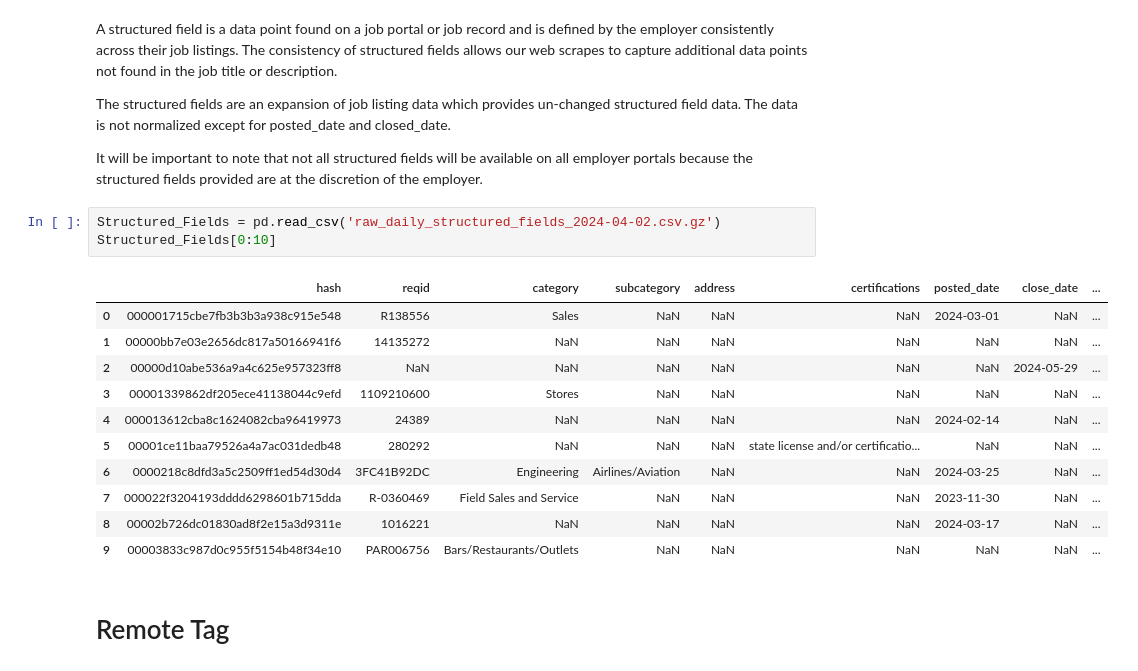
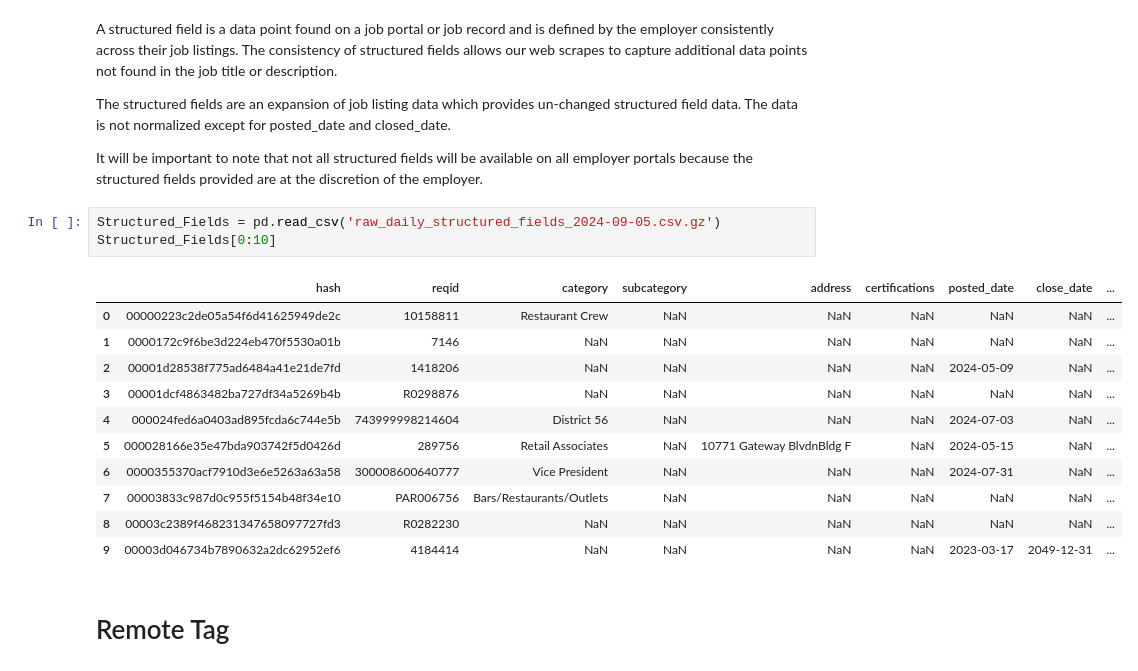
Before and after one commit to LinkUp/Job-Market-Data, a Jupyter notebook: Product Documentation/Product Onboarding.ipynb, the cells around one changed output. Cells and saved outputs as stored; diff of their text form.

```diff
--- a/Product Documentation/Product Onboarding.ipynb
+++ b/Product Documentation/Product Onboarding.ipynb
@@ -80,20 +80,20 @@ The structured fields are an expansion of job listing data which provides un-cha
 
 It will be important to note that not all structured fields will be available on all employer portals because the structured fields provided are at the discretion of the employer.
 # %%
-Structured_Fields = pd.read_csv('raw_daily_structured_fields_2024-04-02.csv.gz')
+Structured_Fields = pd.read_csv('raw_daily_structured_fields_2024-09-05.csv.gz')
 Structured_Fields[0:10]
 # %% [output]
 |  | hash | reqid | category | subcategory | address | certifications | posted_date | close_date | ... |
-| 0 | 000001715cbe7fb3b3b3a938c915e548 | R138556 | Sales | NaN | NaN | NaN | 2024-03-01 | NaN | ... |
-| 1 | 00000bb7e03e2656dc817a50166941f6 | 14135272 | NaN | NaN | NaN | NaN | NaN | NaN | ... |
-| 2 | 00000d10abe536a9a4c625e957323ff8 | NaN | NaN | NaN | NaN | NaN | NaN | 2024-05-29 | ... |
-| 3 | 00001339862df205ece41138044c9efd | 1109210600 | Stores | NaN | NaN | NaN | NaN | NaN | ... |
-| 4 | 000013612cba8c1624082cba96419973 | 24389 | NaN | NaN | NaN | NaN | 2024-02-14 | NaN | ... |
-| 5 | 00001ce11baa79526a4a7ac031dedb48 | 280292 | NaN | NaN | NaN | state license and/or certificatio... | NaN | NaN | ... |
-| 6 | 0000218c8dfd3a5c2509ff1ed54d30d4 | 3FC41B92DC | Engineering | Airlines/Aviation | NaN | NaN | 2024-03-25 | NaN | ... |
-| 7 | 000022f3204193dddd6298601b715dda | R-0360469 | Field Sales and Service | NaN | NaN | NaN | 2023-11-30 | NaN | ... |
-| 8 | 00002b726dc01830ad8f2e15a3d9311e | 1016221 | NaN | NaN | NaN | NaN | 2024-03-17 | NaN | ... |
-| 9 | 00003833c987d0c955f5154b48f34e10 | PAR006756 | Bars/Restaurants/Outlets | NaN | NaN | NaN | NaN | NaN | ... |
+| 0 | 00000223c2de05a54f6d41625949de2c | 10158811 | Restaurant Crew | NaN | NaN | NaN | NaN | NaN | ... |
+| 1 | 0000172c9f6be3d224eb470f5530a01b | 7146 | NaN | NaN | NaN | NaN | NaN | NaN | ... |
+| 2 | 00001d28538f775ad6484a41e21de7fd | 1418206 | NaN | NaN | NaN | NaN | 2024-05-09 | NaN | ... |
+| 3 | 00001dcf4863482ba727df34a5269b4b | R0298876 | NaN | NaN | NaN | NaN | NaN | NaN | ... |
+| 4 | 000024fed6a0403ad895fcda6c744e5b | 743999998214604 | District 56 | NaN | NaN | NaN | 2024-07-03 | NaN | ... |
+| 5 | 000028166e35e47bda903742f5d0426d | 289756 | Retail Associates | NaN | 10771 Gateway BlvdnBldg F | NaN | 2024-05-15 | NaN | ... |
+| 6 | 0000355370acf7910d3e6e5263a63a58 | 300008600640777 | Vice President | NaN | NaN | NaN | 2024-07-31 | NaN | ... |
+| 7 | 00003833c987d0c955f5154b48f34e10 | PAR006756 | Bars/Restaurants/Outlets | NaN | NaN | NaN | NaN | NaN | ... |
+| 8 | 00003c2389f468231347658097727fd3 | R0282230 | NaN | NaN | NaN | NaN | NaN | NaN | ... |
+| 9 | 00003d046734b7890632a2dc62952ef6 | 4184414 | NaN | NaN | NaN | NaN | 2023-03-17 | 2049-12-31 | ... |
 # %% [markdown]
 # Remote Tag
 # %% [markdown]
```
